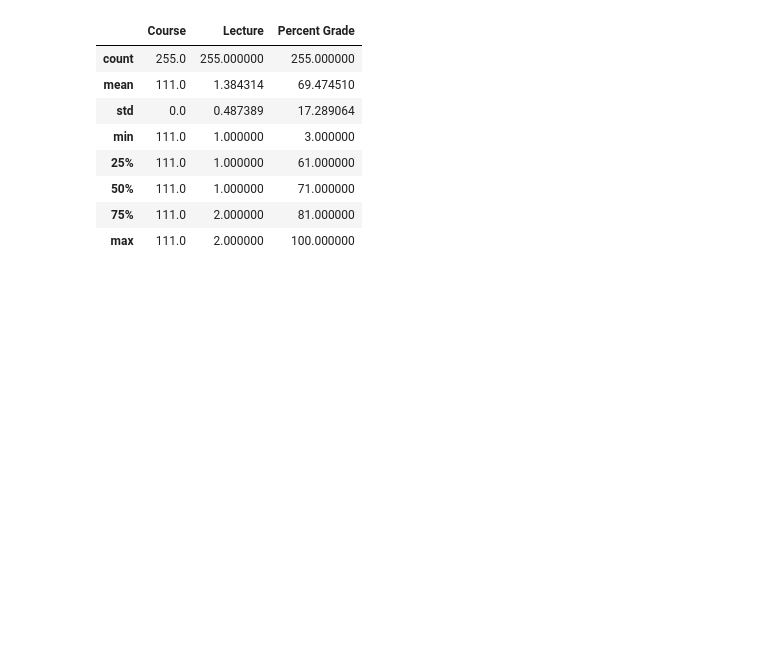
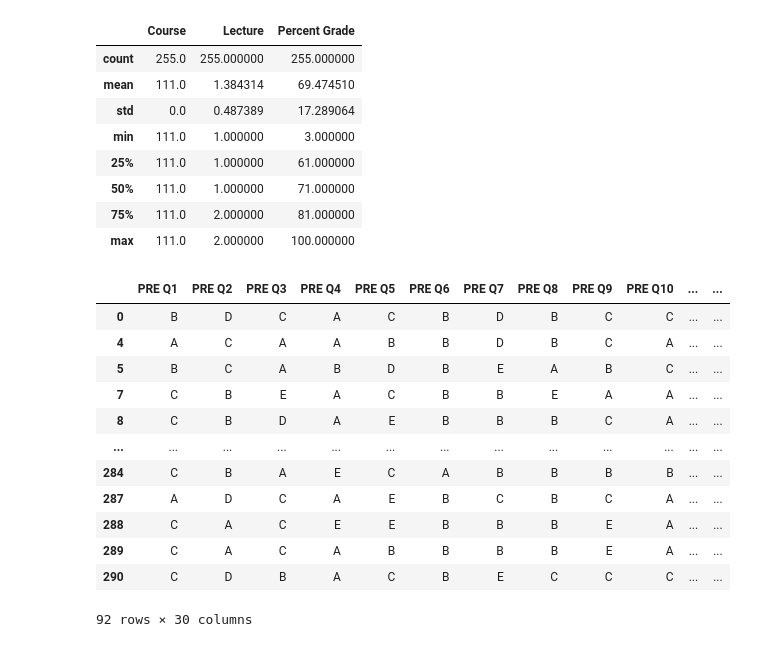
Before and after one commit to maya-patel/Honours-FCI-data, a Jupyter notebook: Data Collection.ipynb, the cells around one changed output. Drawn from its saved outputs; the diff is of its cells as text; code cells hidden in the pictures; blank space fills up the shorter version.

Commit message:
oct 14 thresh fix

```diff
--- a/Data Collection.ipynb
+++ b/Data Collection.ipynb
@@ -4,16 +4,16 @@ import numpy as np
 from FCI_functions.FCI_functions import calculate_pre_score, calculate_post_score, calculate_question_score_post, calculate_question_score_pre
 # %%
 # import raw data from excel files with NA threshold at 25
-df16_111 = pd.read_excel('rawdata/2016-17 WT1 Phys 111 ALL Data - Shared with Chelsea.xlsx').replace(["BLANK", "!!", "MULT"], "NaN")
-df16_112 = pd.read_excel('rawdata/2016-17 WT1 Phys 112 ALL Data - Shared with Chelsea.xlsx').replace(["BLANK", "!!", "MULT"], "NaN")
-df14_111 = pd.read_excel('rawdata/2014-15 WT1 Phys 111 ALL Data - Shared with Chelsea (20210212).xlsx').replace(["BLANK", "!!", "MULT"], "NaN")
-df14_112 = pd.read_excel('rawdata/2014-15 WT1 Phys 112 ALL Data - Shared with Chelsea (20210212).xlsx').replace(["BLANK", "!!", "MULT"], "NaN")
-df15_111 = pd.read_excel('rawdata/2015-16 WT1 Phys 111 ALL Data - Shared with Chelsea.xlsx').replace(["BLANK", "!!", "MULT"], "NaN")
-df15_112 = pd.read_excel('rawdata/2015-16 WT1 Phys 112 ALL Data - Shared with Chelsea.xlsx').replace(["BLANK", "!!", "MULT"], "NaN")
-df17_111 = pd.read_excel('rawdata/2017-18 WT1 Phys 111 ALL Data - Shared with David (20190612).xlsx').replace(["BLANK", "!!", "MULT"], "NaN")
-df17_112 = pd.read_excel('rawdata/2017-18 WT1 Phys 112 ALL Data - Shared with David (20190612).xlsx').replace(["BLANK", "!!", "MULT"], "NaN")
-df18_111 = pd.read_excel('rawdata/2018-19 WT1 Phys 111 ALL Data - Shared with David (20190530).xlsx').replace(["BLANK", "!!", "MULT"], "NaN")
-df18_112 = pd.read_excel('rawdata/2018-19 WT1 Phys 112 ALL Data - Shared with David (20190527).xlsx').replace(["BLANK", "!!", "MULT"], "NaN")
+df16_111 = pd.read_excel('rawdata/2016-17 WT1 Phys 111 ALL Data - Shared with Chelsea.xlsx').replace(["BLANK", "!!", "MULT"], np.nan)
+df16_112 = pd.read_excel('rawdata/2016-17 WT1 Phys 112 ALL Data - Shared with Chelsea.xlsx').replace(["BLANK", "!!", "MULT"], np.nan)
+df14_111 = pd.read_excel('rawdata/2014-15 WT1 Phys 111 ALL Data - Shared with Chelsea (20210212).xlsx').replace(["BLANK", "!!", "MULT"], np.nan)
+df14_112 = pd.read_excel('rawdata/2014-15 WT1 Phys 112 ALL Data - Shared with Chelsea (20210212).xlsx').replace(["BLANK", "!!", "MULT"], np.nan)
+df15_111 = pd.read_excel('rawdata/2015-16 WT1 Phys 111 ALL Data - Shared with Chelsea.xlsx').replace(["BLANK", "!!", "MULT"], np.nan)
+df15_112 = pd.read_excel('rawdata/2015-16 WT1 Phys 112 ALL Data - Shared with Chelsea.xlsx').replace(["BLANK", "!!", "MULT"], np.nan)
+df17_111 = pd.read_excel('rawdata/2017-18 WT1 Phys 111 ALL Data - Shared with David (20190612).xlsx').replace(["BLANK", "!!", "MULT"], np.nan)
+df17_112 = pd.read_excel('rawdata/2017-18 WT1 Phys 112 ALL Data - Shared with David (20190612).xlsx').replace(["BLANK", "!!", "MULT"], np.nan)
+df18_111 = pd.read_excel('rawdata/2018-19 WT1 Phys 111 ALL Data - Shared with David (20190530).xlsx').replace(["BLANK", "!!", "MULT"], np.nan)
+df18_112 = pd.read_excel('rawdata/2018-19 WT1 Phys 112 ALL Data - Shared with David (20190527).xlsx').replace(["BLANK", "!!", "MULT"], np.nan)
 df16_111.head()
 # %% [output]
 |  | Session | Course | Lecture | Secondary | Percent Grade | Letter Grade | PRE Q1 | PRE Q2 | PRE Q3 | PRE Q4 | ... |
@@ -155,7 +155,8 @@ def by_gender_by_year(df, name):
 
     is_f = df['PRE Q85']== 'A'
     df_f = df[is_f]
-    df_pre_f = df_f[pre].dropna(thresh=1, axis=0)
+    df_pre_f = df_f[pre]
+    df_pre_f_drop = df_pre_f.dropna(thresh=1, axis=0)
     df_post_f = df_f[post].dropna(thresh=1, axis=0)
 
     pre_f = df_pre_f.apply(calculate_pre_score, axis=1).mean()
@@ -178,5 +179,21 @@ def by_gender_by_year(df, name):
     #print num of female and male sizes
 
     array = [name, pre_f, pre_f_error, post_f, post_f_error, post_f-pre_f, gain_f_error, pre_m, pre_m_error, post_m, post_m_error, post_m-pre_m, gain_m_error]
-    return df_pre_f
+    return array
+# %%
+by_gender_by_year(df16_112, "2016 112")
+# %% [output]
+|  | PRE Q1 | PRE Q2 | PRE Q3 | PRE Q4 | PRE Q5 | PRE Q6 | PRE Q7 | PRE Q8 | PRE Q9 | PRE Q10 | ... | ... |
+| 0 | B | D | C | A | C | B | D | B | C | C | ... | ... |
+| 4 | A | C | A | A | B | B | D | B | C | A | ... | ... |
+| 5 | B | C | A | B | D | B | E | A | B | C | ... | ... |
+| 7 | C | B | E | A | C | B | B | E | A | A | ... | ... |
+| 8 | C | B | D | A | E | B | B | B | C | A | ... | ... |
+| ... | ... | ... | ... | ... | ... | ... | ... | ... | ... | ... | ... | ... |
+| 284 | C | B | A | E | C | A | B | B | B | B | ... | ... |
+| 287 | A | D | C | A | E | B | C | B | C | A | ... | ... |
+| 288 | C | A | C | E | E | B | B | B | E | A | ... | ... |
+| 289 | C | A | C | A | B | B | B | B | E | A | ... | ... |
+| 290 | C | D | B | A | C | B | E | C | C | C | ... | ... |
+92 rows × 30 columns
 # %%
```
Also changed, not shown: parts of 1 cell of this notebook, 13 other files.
